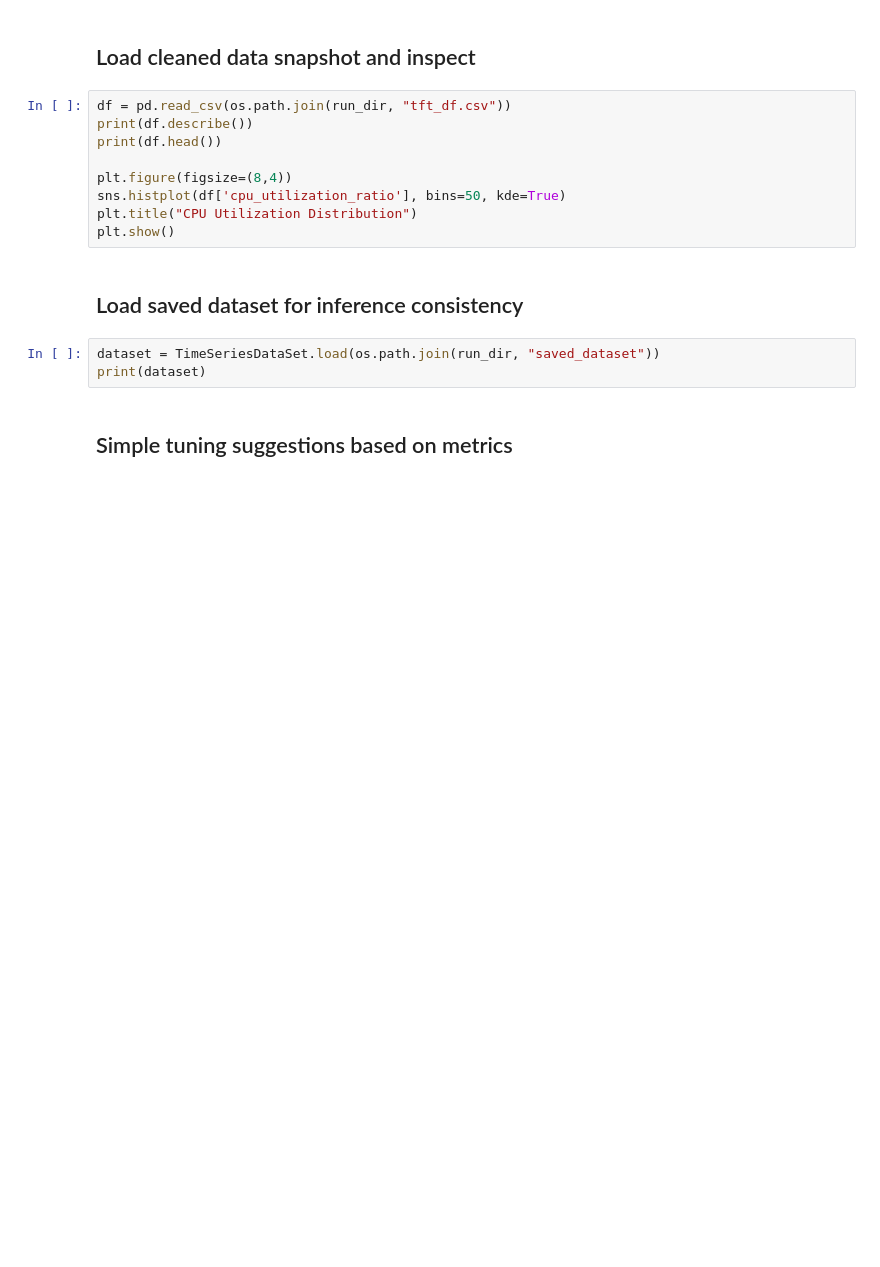
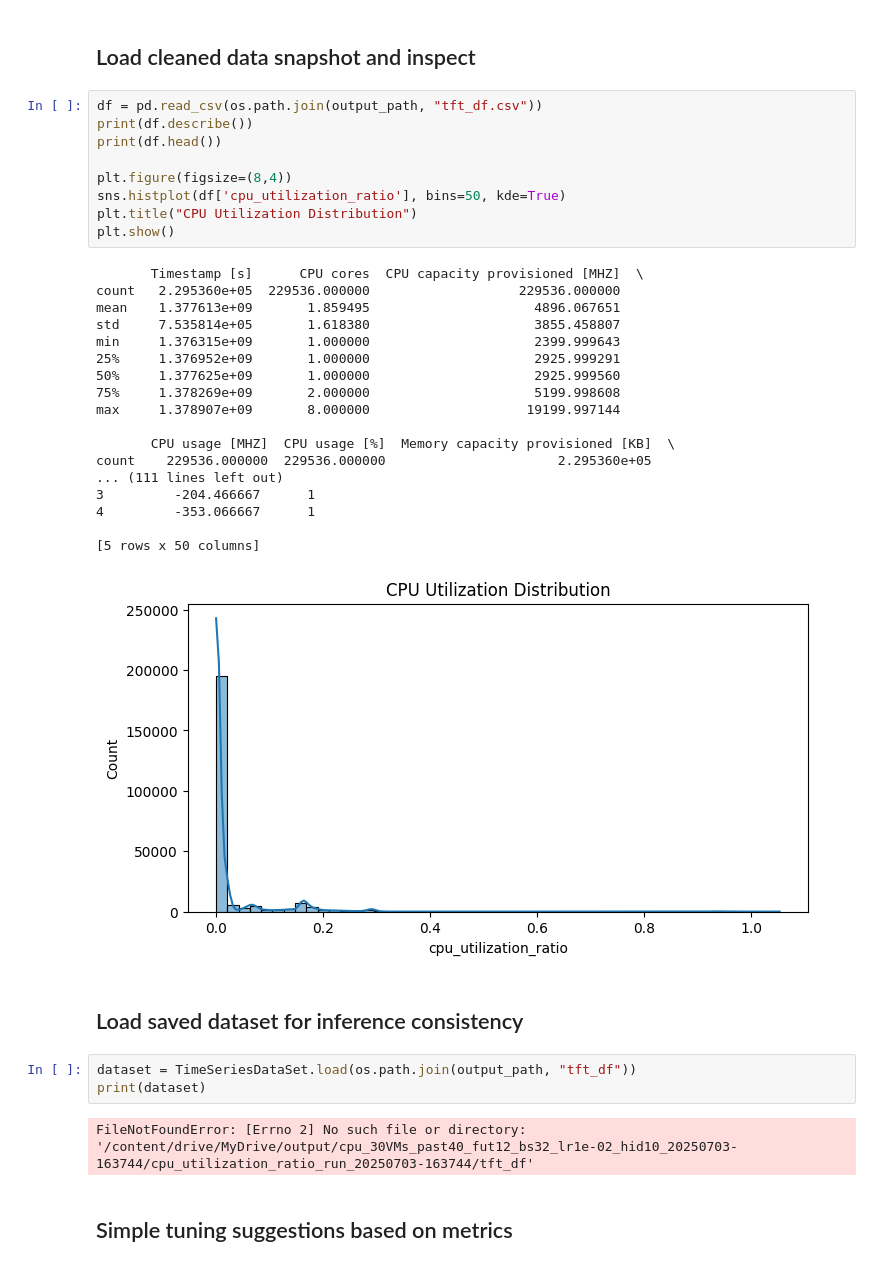
Before and after one commit to swaraj0009/AI_Models, a Jupyter notebook: model_results_inspection.ipynb, the cells around one changed output. Cells and saved outputs as stored; diff of their text form; blank space fills up the shorter version.

```diff
--- a/model_results_inspection.ipynb
+++ b/model_results_inspection.ipynb
@@ -33,19 +103,40 @@ plt.show()
 # %% [markdown]
 ## Load cleaned data snapshot and inspect
 # %%
-df = pd.read_csv(os.path.join(run_dir, "tft_df.csv"))
+df = pd.read_csv(os.path.join(output_path, "tft_df.csv"))
 print(df.describe())
 print(df.head())
 
 plt.figure(figsize=(8,4))
 sns.histplot(df['cpu_utilization_ratio'], bins=50, kde=True)
 plt.title("CPU Utilization Distribution")
 plt.show()
+# %% [output]
+       Timestamp [s]      CPU cores  CPU capacity provisioned [MHZ]  \
+count   2.295360e+05  229536.000000                   229536.000000
+mean    1.377613e+09       1.859495                     4896.067651
+std     7.535814e+05       1.618380                     3855.458807
+min     1.376315e+09       1.000000                     2399.999643
+25%     1.376952e+09       1.000000                     2925.999291
+50%     1.377625e+09       1.000000                     2925.999560
+75%     1.378269e+09       2.000000                     5199.998608
+max     1.378907e+09       8.000000                    19199.997144
+
+       CPU usage [MHZ]  CPU usage [%]  Memory capacity provisioned [KB]  \
+count    229536.000000  229536.000000                      2.295360e+05
+... (111 lines left out)
+3         -204.466667      1
+4         -353.066667      1
+
+[5 rows x 50 columns]
+[figure, added]
 # %% [markdown]
 ## Load saved dataset for inference consistency
 # %%
-dataset = TimeSeriesDataSet.load(os.path.join(run_dir, "saved_dataset"))
+dataset = TimeSeriesDataSet.load(os.path.join(output_path, "tft_df"))
 print(dataset)
+# %% [output]
+FileNotFoundError: [Errno 2] No such file or directory: '/content/drive/MyDrive/output/cpu_30VMs_past40_fut12_bs32_lr1e-02_hid10_20250703-163744/cpu_utilization_ratio_run_20250703-163744/tft_df'
 # %% [markdown]
 ## Simple tuning suggestions based on metrics
 # %%
```
Also changed, not shown: parts of 9 cells of this notebook.
